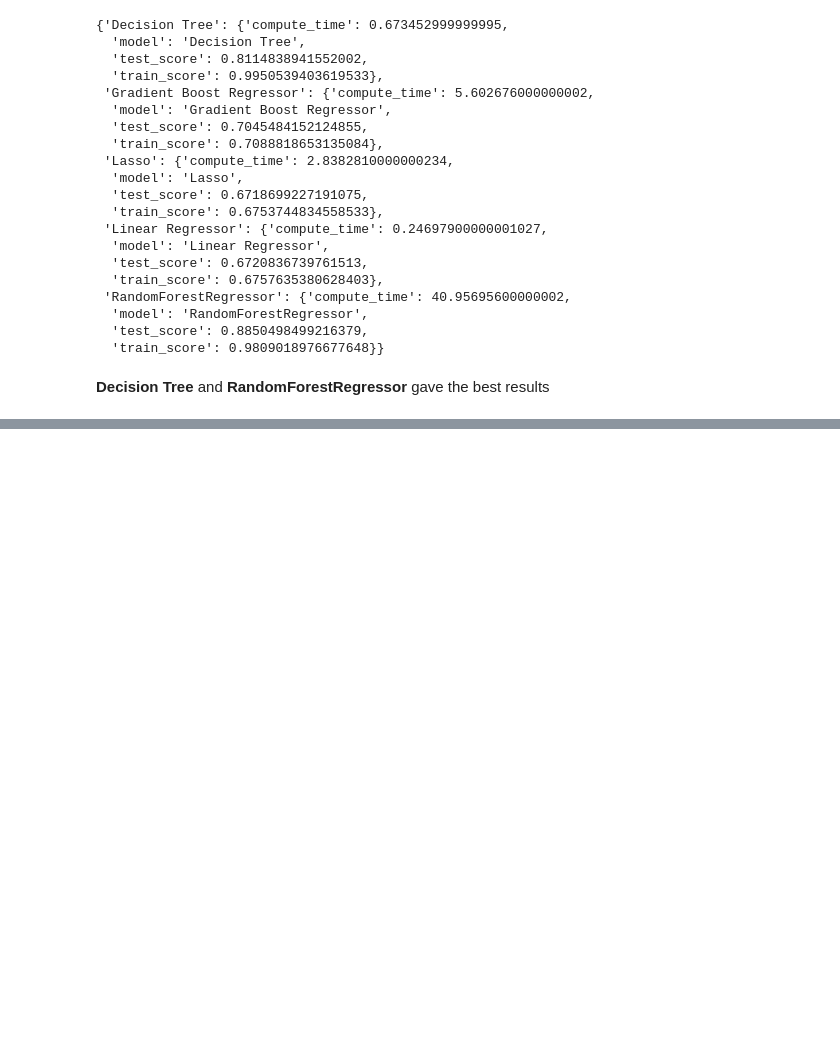
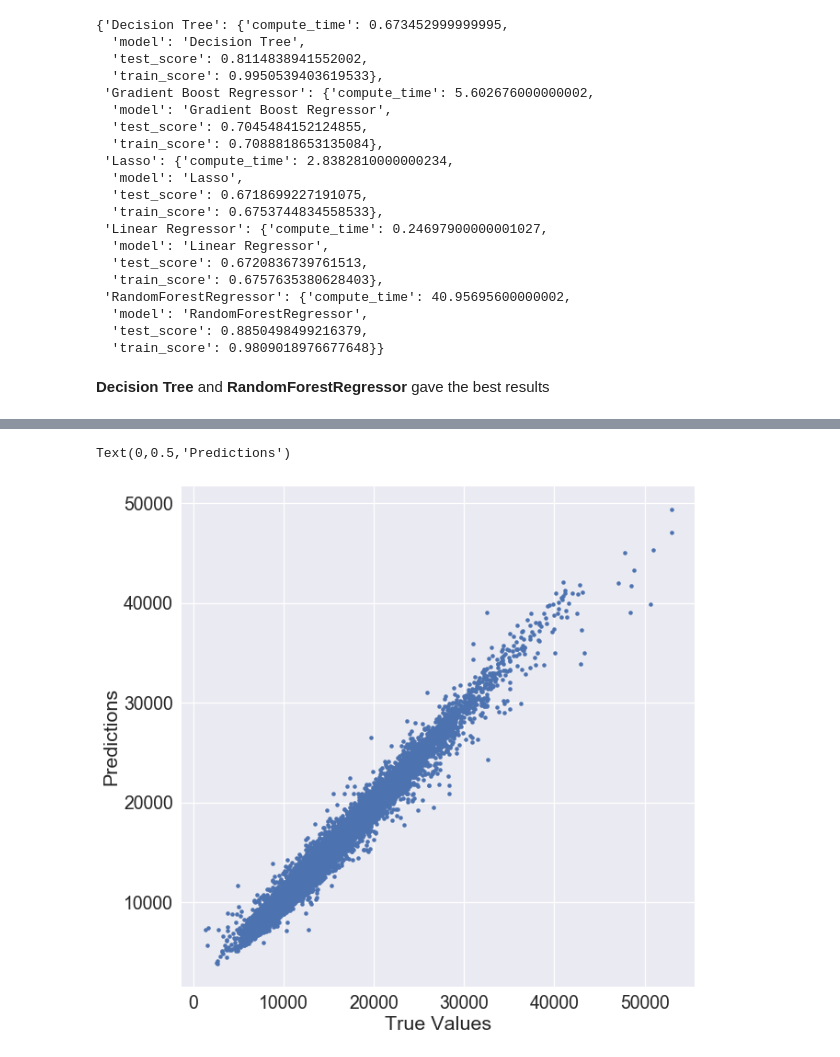
Before and after one commit to ohjho/ftds_oct_2018, a Jupyter notebook: Projects/BeginnerDataScience/04_Predict.ipynb, the cells around one changed output, grey strips where cells are left out. Cells and saved outputs as stored; diff of their text form; code cells hidden in the pictures; blank space fills up the shorter version.

```diff
--- a/Projects/BeginnerDataScience/04_Predict.ipynb
+++ b/Projects/BeginnerDataScience/04_Predict.ipynb
@@ -59,0 +62,12 @@ And now we got our model data...
+# %%
+fname = 'data/model_data.csv'
+uinput = input( 'Read or Write model data? [R]/[W]').upper()
+
+if uinput == 'R':
+    data = pd.read_csv( fname , index_col= 0)
+    print(f'Data from {fname} loaded into object: data')
+elif uinput == 'W':
+    data.to_csv( fname )
+    print( f'Data written to {fname}')
+else:
+    print( f'Unsupported input: {uinput}; nothing done.')
@@ -204,7 +223,7 @@ s = pd.Series( deploy_dict, index = deploy_dict.keys())
 deploy_df = pd.DataFrame(s).T
 
 #deploy_model = dict_model['RandomForestRegressor']['model']
-deploy_model = RandomForestRegressor(n_estimators= 100, random_state = 420)
+deploy_model = RandomForestRegressor(n_estimators= 100, random_state = 420,)
 deploy_model.fit( X_test, y_test)
 deploy_model.predict( deploy_df )
 # %% [output]
@@ -211,0 +243,10 @@ array([17556.03725771])
+# %%
+prediction = deploy_model.predict(X_test)
+
+plt.figure(figsize = (10,10))
+plt.plot( y_test, prediction, '.')
+plt.xlabel('True Values')
+plt.ylabel('Predictions')
+# %% [output]
+Text(0,0.5,'Predictions')
+[figure, added]
```
Also changed, not shown: parts of 12 cells of this notebook, 3 other files.
